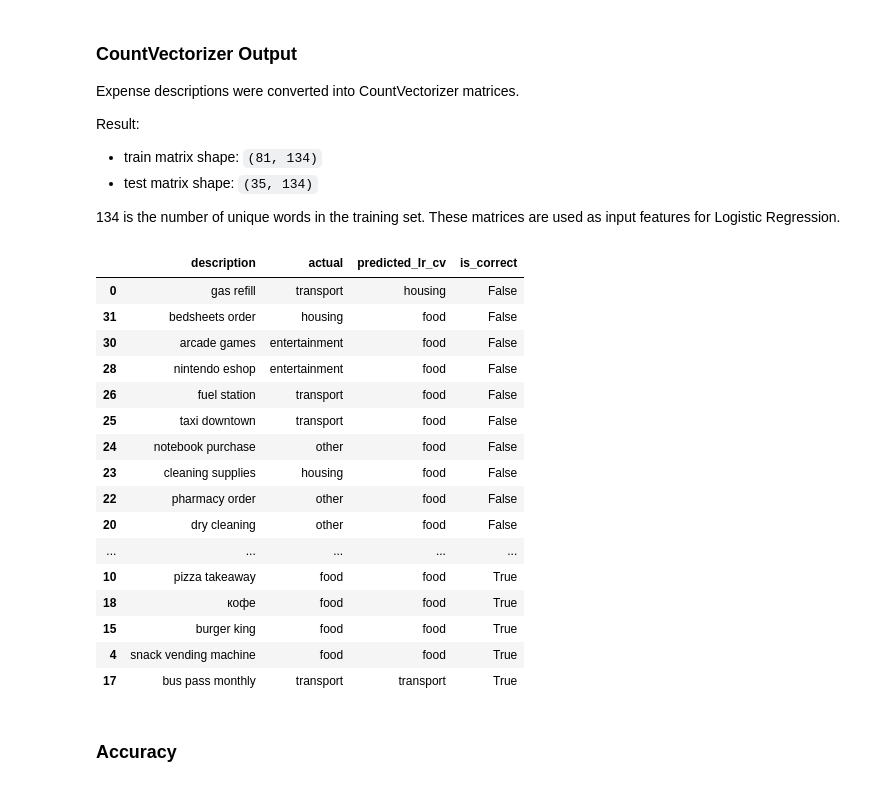
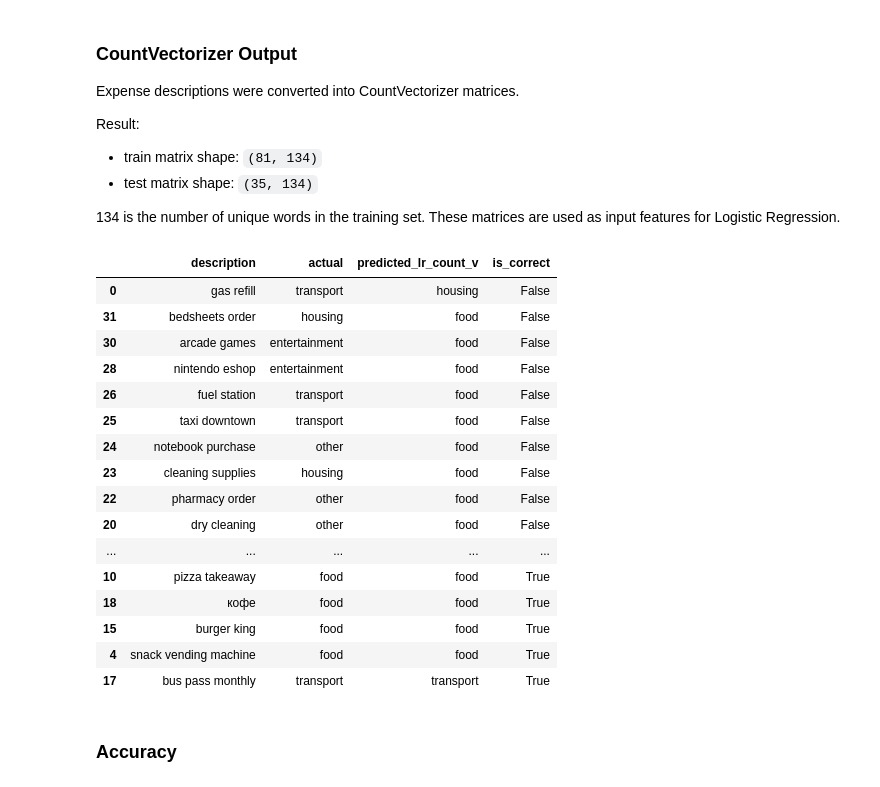
Before and after one commit to Astronom2617/moneylytics-telegram-bot, a Jupyter notebook: moneylytics_baseline_experiment.ipynb, the cells around one changed output. Drawn from its saved outputs; the diff is of its cells as text; code cells hidden in the pictures.

```diff
--- a/moneylytics_baseline_experiment.ipynb
+++ b/moneylytics_baseline_experiment.ipynb
@@ -482,13 +484,13 @@ Difference:
 
 On a small dataset with short descriptions, the results may vary.
 # %%
-cv = CountVectorizer()
+count_v = CountVectorizer()
 
-cv_X_train = cv.fit_transform(X_train)
-cv_X_test = cv.transform(X_test)
+count_v_X_train = count_v.fit_transform(X_train)
+count_v_X_test = count_v.transform(X_test)
 
-print(f"X_train size matrix CountVectorizer: {cv_X_train.shape}")
-print(f"X_test size matrix CountVectorizer: {cv_X_test.shape}")
+print(f"X_train size matrix CountVectorizer: {count_v_X_train.shape}")
+print(f"X_test size matrix CountVectorizer: {count_v_X_test.shape}")
 # %% [output]
 X_train size matrix CountVectorizer: (81, 134)
 X_test size matrix CountVectorizer: (35, 134)
@@ -504,24 +506,24 @@ Result:
 134 is the number of unique words in the training set.
 These matrices are used as input features for Logistic Regression.
 # %%
-lr_model_cv = LogisticRegression()
-lr_model_cv.fit(cv_X_train, y_train)
+lr_model_count_v = LogisticRegression()
+lr_model_count_v.fit(count_v_X_train, y_train)
 
-y_pred_lr_cv = lr_model_cv.predict(cv_X_test)
+y_pred_lr_count_v = lr_model_count_v.predict(count_v_X_test)
 
-lr_comparison_cv = pd.DataFrame({
+lr_comparison_count_v = pd.DataFrame({
     'description': X_test.values,
     'actual': y_test.values,
-    'predicted_lr_cv': y_pred_lr_cv
+    'predicted_lr_count_v': y_pred_lr_count_v
 })
 
-lr_comparison_cv['is_correct'] = lr_comparison_cv['actual'] == lr_comparison_cv['predicted_lr_cv']
+lr_comparison_count_v['is_correct'] = lr_comparison_count_v['actual'] == lr_comparison_count_v['predicted_lr_count_v']
 
-lr_comparison_cv = lr_comparison_cv.sort_values(by='is_correct')
+lr_comparison_count_v = lr_comparison_count_v.sort_values(by='is_correct')
 
-lr_comparison_cv
+lr_comparison_count_v
 # %% [output]
-|  | description | actual | predicted_lr_cv | is_correct |
+|  | description | actual | predicted_lr_count_v | is_correct |
 | 0 | gas refill | transport | housing | False |
 | 31 | bedsheets order | housing | food | False |
 | 30 | arcade games | entertainment | food | False |
```
Also changed, not shown: parts of 14 cells of this notebook.
